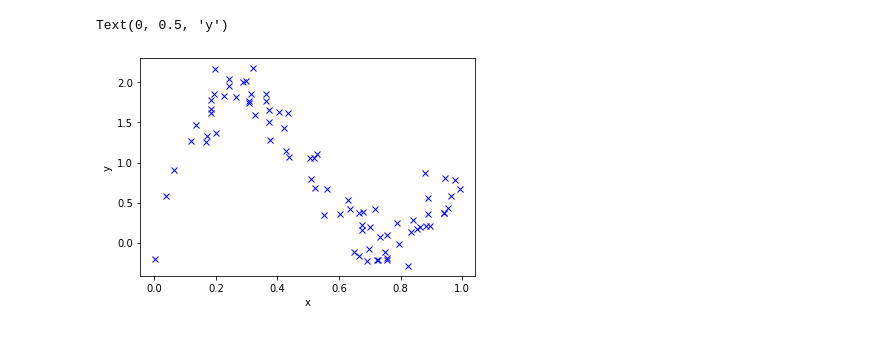
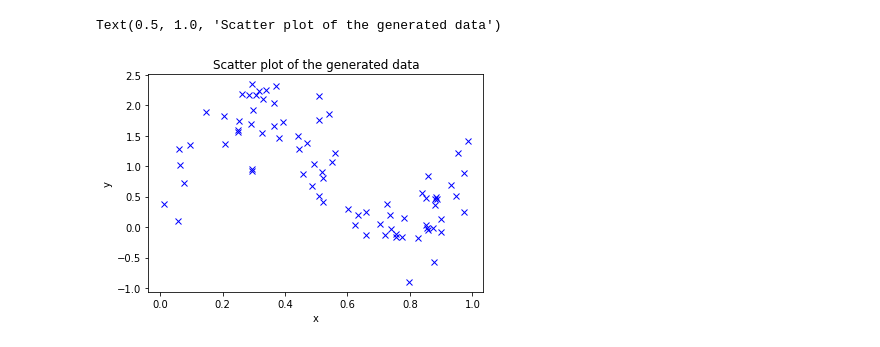
Before and after one commit to aabhipandey000/JupyterNotebooks, a Jupyter notebook: PRML_Assignment_Q_6.ipynb, the cells around one changed output. Drawn from its saved outputs; the diff is of its cells as text; code cells hidden in the pictures.

```diff
--- a/PRML_Assignment_Q_6.ipynb
+++ b/PRML_Assignment_Q_6.ipynb
@@ -14,7 +14,7 @@ df=pd.DataFrame([])
 X=np.random.random(100)
 assigned_fun_v=np.vectorize(assigned_fun)
 T=assigned_fun_v(X)
-y=T+np.random.randn(T.size)*0.2
+y=T+np.random.randn(T.size)*np.sqrt(0.2)
 # %%
 #Dividing the data set as 80:20 (train:test).
 X_train, X_test, y_train, y_test = train_test_split(X, y, test_size=0.2, random_state=42)
@@ -22,10 +22,11 @@ X_train, X_test, y_train, y_test = train_test_split(X, y, test_size=0.2, random_
 # %%
 plt.plot(X_train,y_train,'bx')
 plt.xlabel('x')
 plt.ylabel('y')
+plt.title('Scatter plot of the generated data')
 # %% [output]
-Text(0, 0.5, 'y')
+Text(0.5, 1.0, 'Scatter plot of the generated data')
-[figure, old version]
+[figure, new version]
 # %%
 def X_attributes_fun(x,m):
     X_attributes=np.zeros((x.size,m+1))
```
Also changed, not shown: parts of 13 cells of this notebook, 6 other files.
